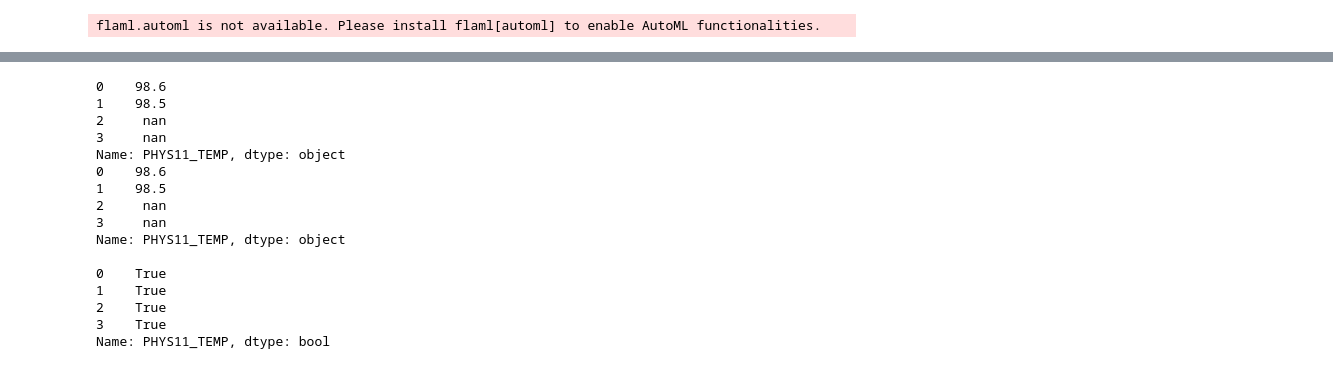
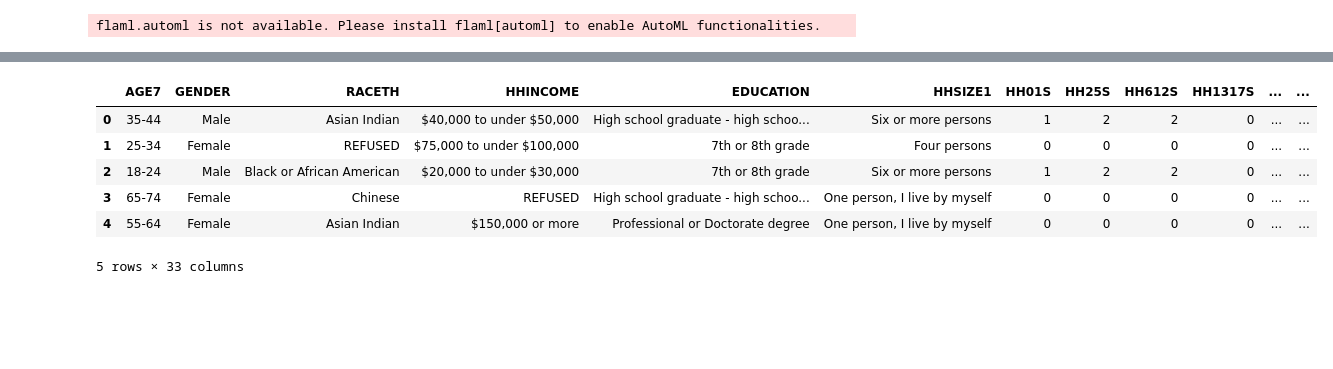
Before and after one commit to Kurmich/ai-agent-based-survey, a Jupyter notebook: analyze_transcripts.ipynb, the cells around one changed output, grey strips where cells are left out. Saved outputs shown, nothing was run; the diff lists cells and outputs as text; code cells hidden in the pictures; blank space fills up the shorter version.

```diff
--- a/analyze_transcripts.ipynb
+++ b/analyze_transcripts.ipynb
@@ -189,31 +269,16 @@ if not os.path.exists(gpt_res_dir):
     os.makedirs(gpt_res_dir)
 # %%
 # Save conversation transcripts
-fname  = os.path.join(gpt_res_dir,  f"deduced_{datetime.today().strftime('%Y-%m-%d')}.csv")
-df.to_csv(fname)
+fname  = os.path.join(gpt_res_dir,  f"participant{participant_id}_deduced_{datetime.today().strftime('%Y-%m-%d')}.csv")
+df.to_csv(fname, index=False)
+df = pd.read_csv(fname)
+#df = df.drop(columns=['Unnamed: 0.1', 'Unnamed: 0', 'Unnamed: 0.2'])
+df.head()
+# %% [output]
+|  | AGE7 | GENDER | RACETH | HHINCOME | EDUCATION | HHSIZE1 | HH01S | HH25S | HH612S | HH1317S | ... | ... |
+| 0 | 35-44 | Male | Asian Indian | $40,000 to under $50,000 | High school graduate - high schoo... | Six or more persons | 1 | 2 | 2 | 0 | ... | ... |
+| 1 | 25-34 | Female | REFUSED | $75,000 to under $100,000 | 7th or 8th grade | Four persons | 0 | 0 | 0 | 0 | ... | ... |
+| 2 | 18-24 | Male | Black or African American | $20,000 to under $30,000 | 7th or 8th grade | Six or more persons | 1 | 2 | 2 | 0 | ... | ... |
+| 3 | 65-74 | Female | Chinese | REFUSED | High school graduate - high schoo... | One person, I live by myself | 0 | 0 | 0 | 0 | ... | ... |
+| 4 | 55-64 | Female | Asian Indian | $150,000 or more | Professional or Doctorate degree | One person, I live by myself | 0 | 0 | 0 | 0 | ... | ... |
+5 rows × 33 columns
-# %%
-idxs =[i for i in range(4)]
-correct_results_df = pd.read_csv("./phone-survey-data/clean_text_full_phone_survey_01_April_30_covid_impact_survey.csv")
-correct_results_df = correct_results_df.iloc[idxs]
-correct_results_df.head()
-print(correct_results_df['PHYS11_TEMP'].astype(str))
-print(df['PHYS11_TEMP'].astype(str))
-print()
-print(df['PHYS11_TEMP'].astype(str) == correct_results_df['PHYS11_TEMP'].astype(str))
-# %% [output]
-0    98.6
-1    98.5
-2     nan
-3     nan
-Name: PHYS11_TEMP, dtype: object
-0    98.6
-1    98.5
-2     nan
-3     nan
-Name: PHYS11_TEMP, dtype: object
-
-0    True
-1    True
-2    True
-3    True
-Name: PHYS11_TEMP, dtype: bool
```
Also changed, not shown: parts of 13 cells of this notebook.
